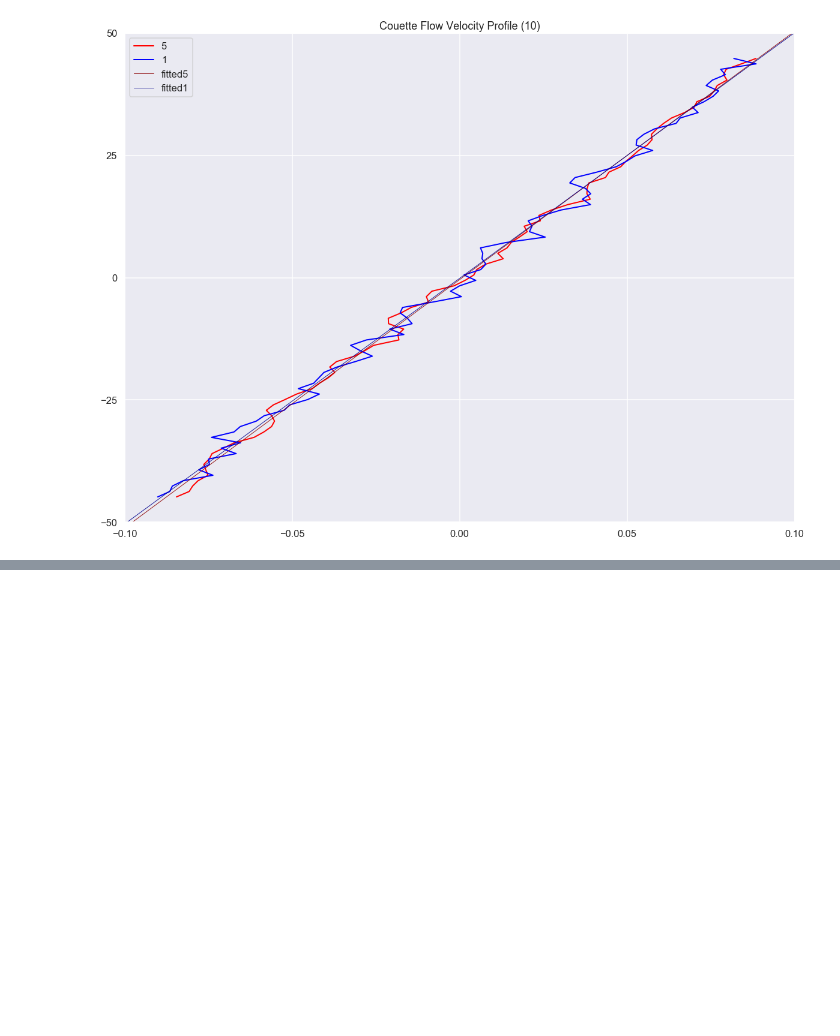
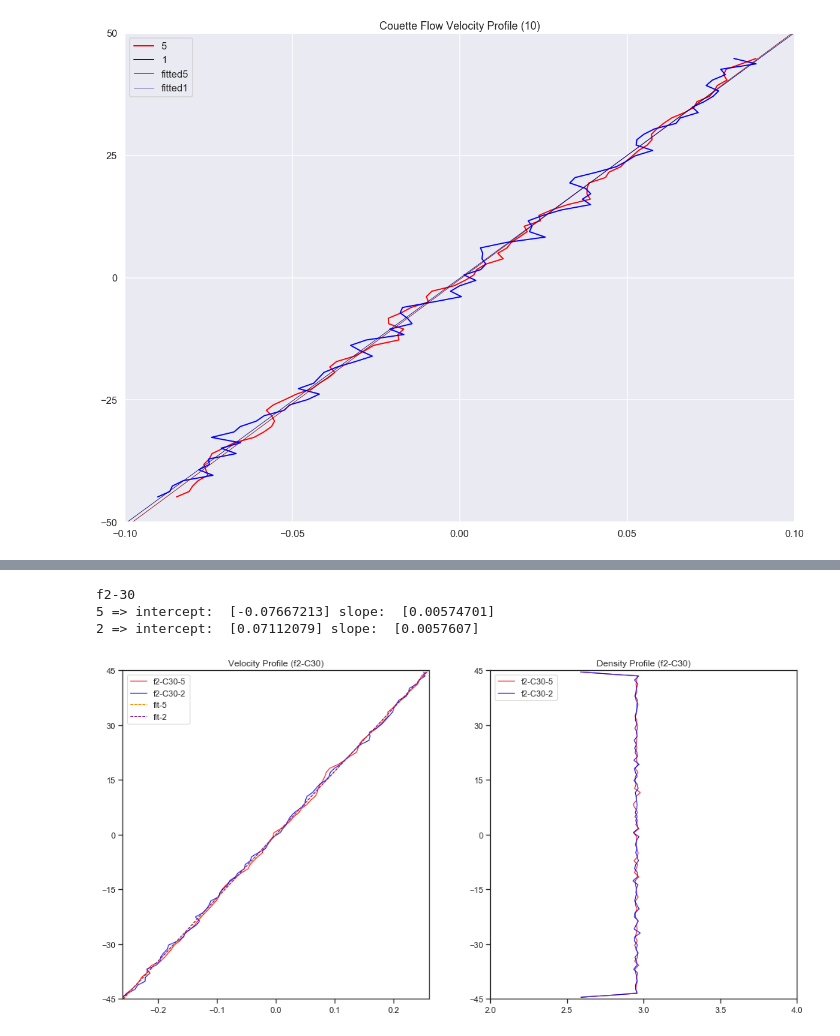
Before and after one commit to gary89git/data_processing, a Jupyter notebook: flow.ipynb, the cells around one changed output, grey strips where cells are left out. Saved outputs shown, nothing was run; the diff lists cells and outputs as text; code cells hidden in the pictures; blank space fills up the shorter version.

```diff
--- a/flow.ipynb
+++ b/flow.ipynb
@@ -188,0 +257,7 @@ iplot(fig)
+# %%
+vel_plot(sheet[3], 'f2-C30', -0.26, 0.26, 0.1)
+# %% [output]
+f2-30
+5 => intercept:  [-0.07667213] slope:  [0.00574701]
+2 => intercept:  [0.07112079] slope:  [0.0057607]
+[figure, added]
```
Also changed, not shown: parts of 7 cells of this notebook.
